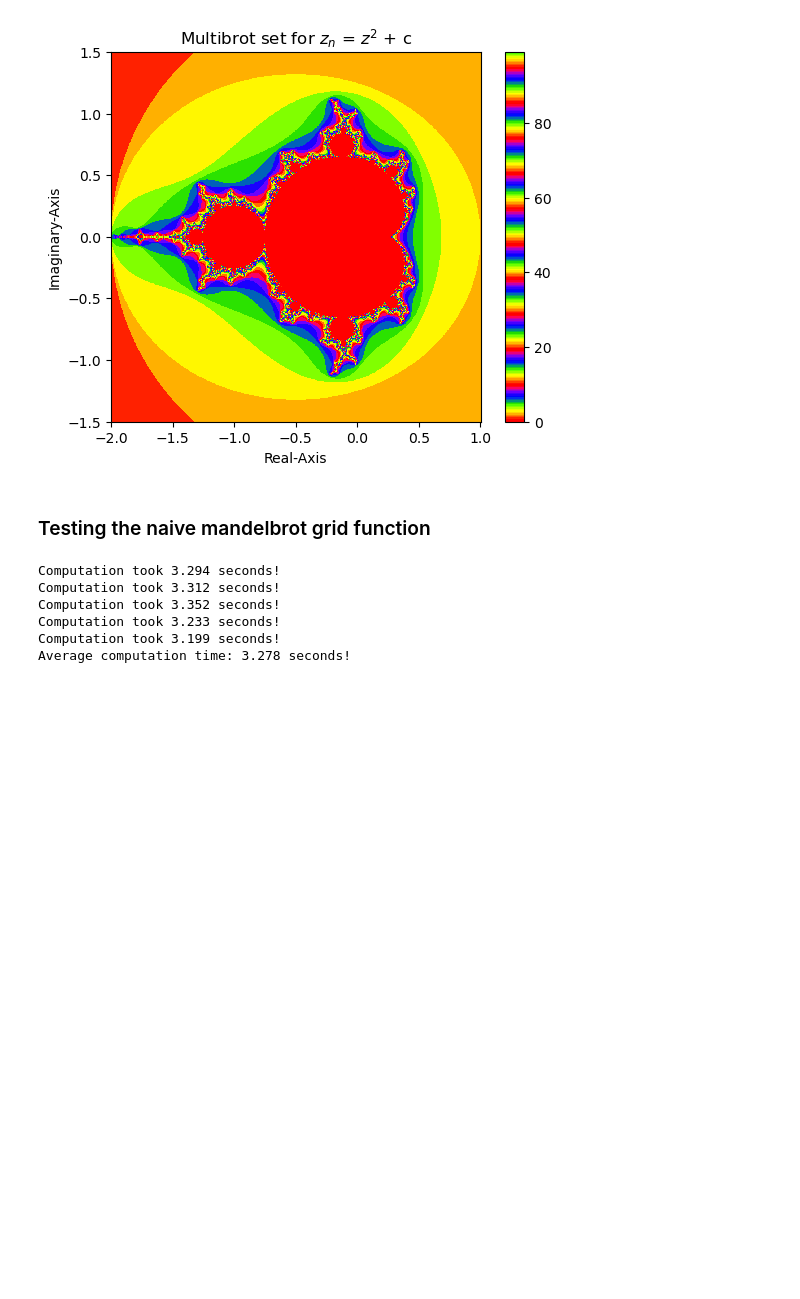
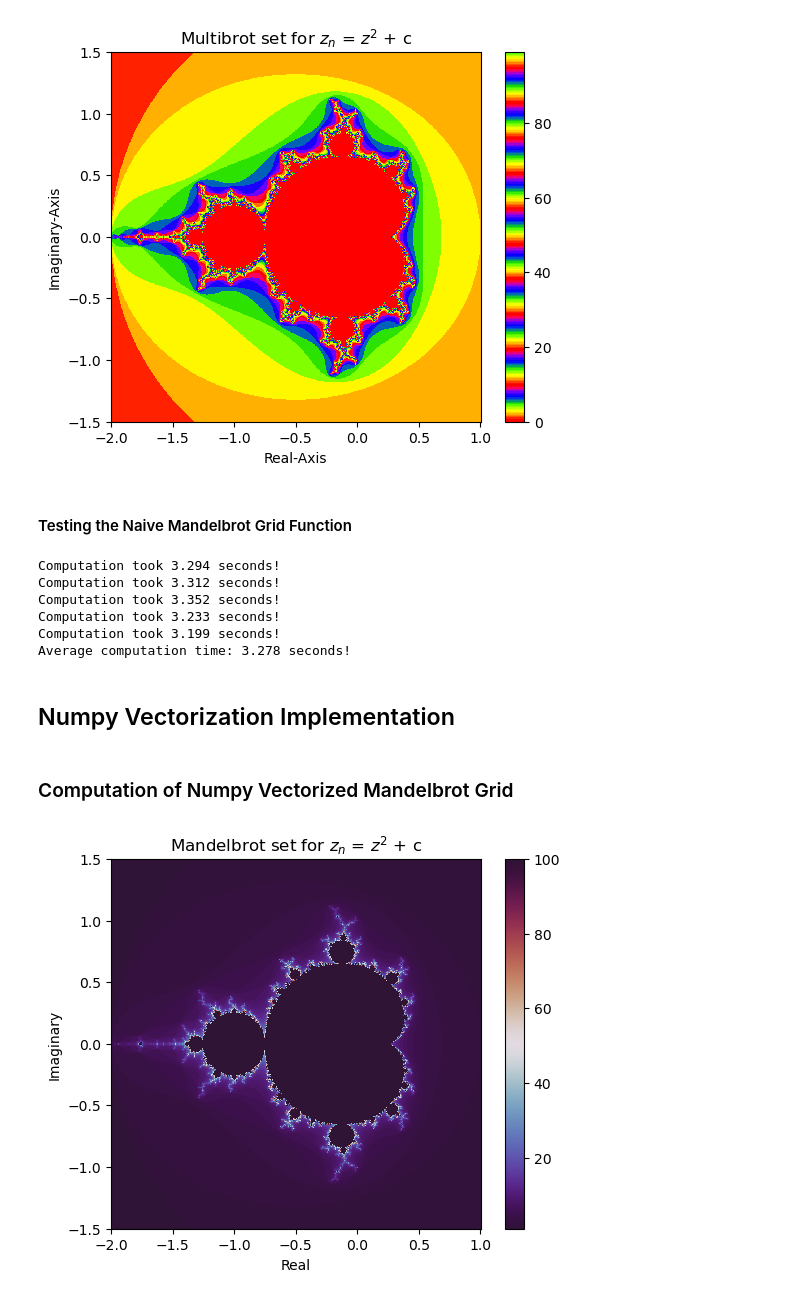
Before and after one commit to Rusbak/mandelbrot-nsc, a Jupyter notebook: mandelbrot.ipynb, the cells around one changed output. Saved outputs shown, nothing was run; the diff lists cells and outputs as text; code cells hidden in the pictures; blank space fills up the shorter version.

Commit message:
Added noteboook documentation of mandelbrot mesh
median test time: ~1.349 seconds!

```diff
--- a/mandelbrot.ipynb
+++ b/mandelbrot.ipynb
@@ -111,5 +114,5 @@ plt.show()
 # %% [output]
 [figure]
 # %% [markdown]
-### Testing the naive mandelbrot grid function
+#### Testing the Naive Mandelbrot Grid Function
 # %%
@@ -136,3 +139,47 @@ Computation took 3.352 seconds!
 Computation took 3.233 seconds!
 Computation took 3.199 seconds!
 Average computation time: 3.278 seconds!
+# %% [markdown]
+## Numpy Vectorization Implementation
+# %% [markdown]
+### Computation of Numpy Vectorized Mandelbrot Grid
+# %%
+def compute_mandelbrot_mesh(x_region, y_region, max_iterations, bound, power):
+    complex_number = 1j
+    C = x_region + y_region * complex_number
+    Z = np.zeros_like(C)
+    M = np.zeros(C.shape, dtype=int)
+
+    for _ in range(max_iterations):
+        mask = np.abs(Z) <= bound
+        Z[mask] = Z[mask]**power + C[mask]
+        M[mask] += 1
+
+    return M
+
+# regions
+x_min, x_max = -2, 1
+y_min, y_max = -1.5, 1.5
+
+x_res, y_res = 1024, 1024
+
+x_values = np.linspace(x_min, x_max, x_res)
+y_values = np.linspace(y_min, y_max, y_res)
+x_region, y_region = np.meshgrid(x_values, y_values)
+
+max_iterations = 100
+bound = 2
+power = 2
+
+mandelbrot_array = compute_mandelbrot_mesh(x_region, y_region, max_iterations, bound, power)
+
+ax = plt.axes()
+ax.set_aspect('equal')
+graph = ax.pcolormesh(x_region, y_region, mandelbrot_array, cmap = 'twilight_shifted')
+plt.colorbar(graph)
+plt.xlabel("Real")
+plt.ylabel("Imaginary")
+plt.title(f'Mandelbrot set for $z_n$ = $z^{power}$ + c')
+plt.show()
+# %% [output]
+[figure, added]
```
Also changed, not shown: parts of 13 cells of this notebook, 1 other file.
